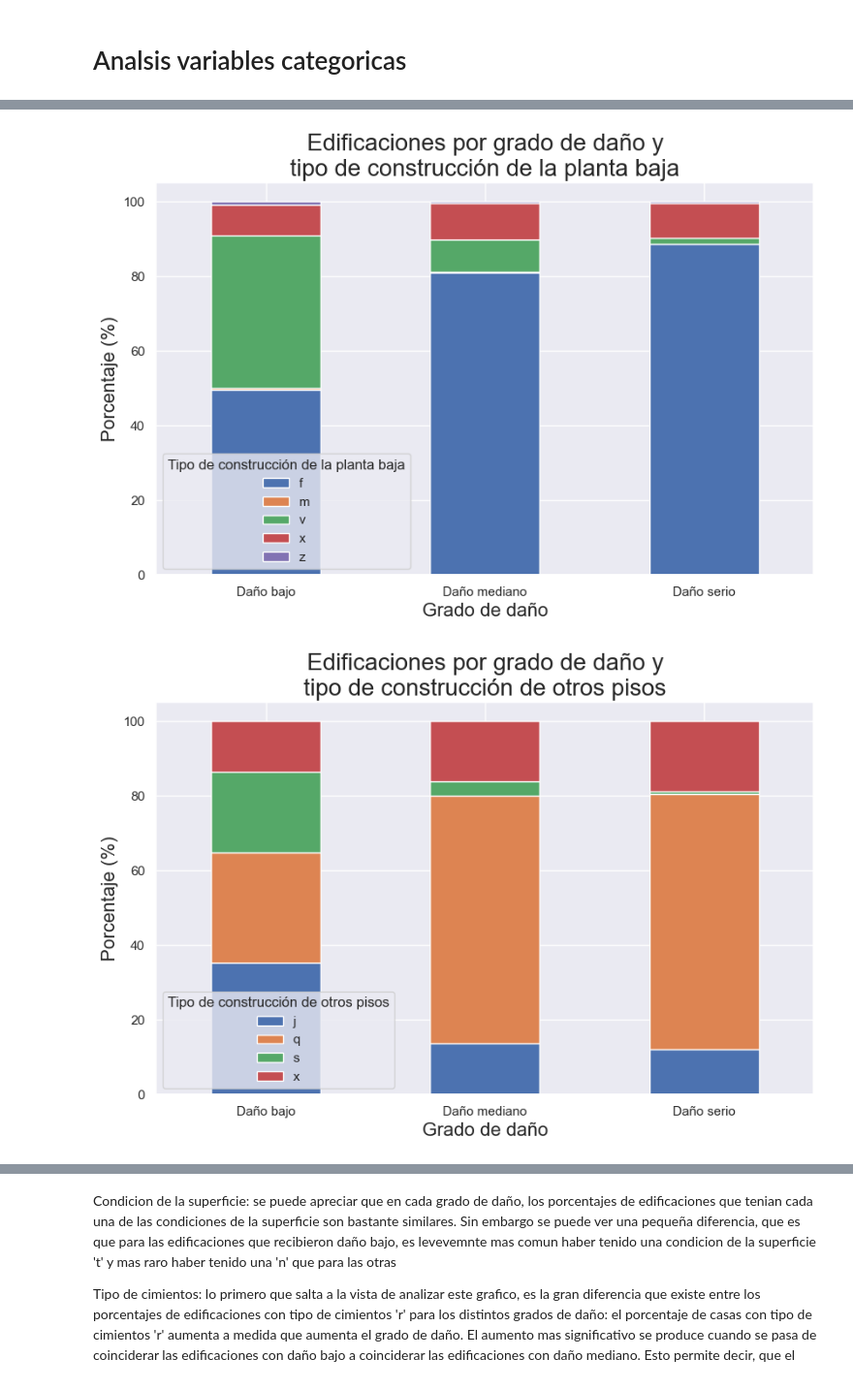
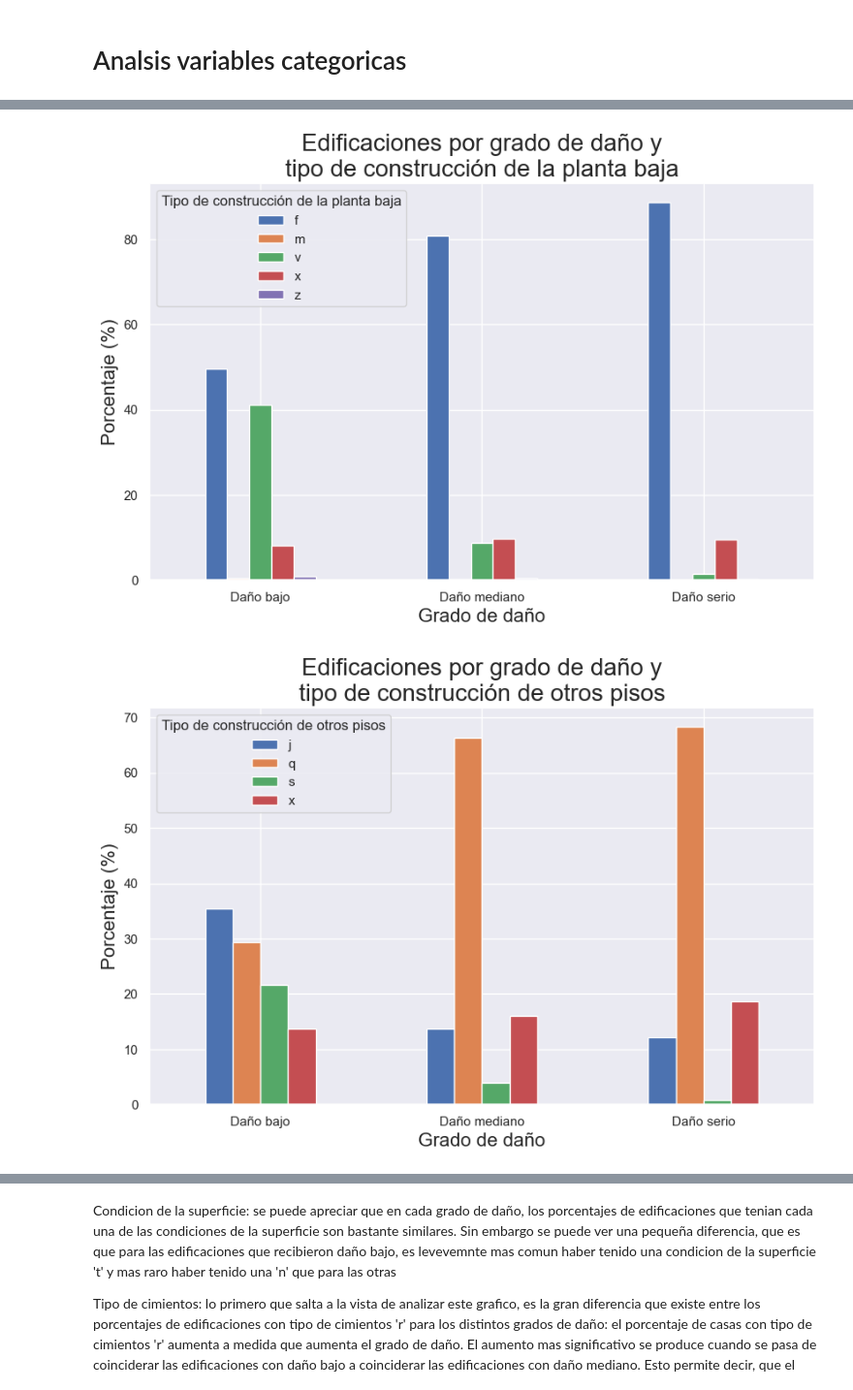
Before and after one commit to GuidoBergman/Datos---Tp1, a Jupyter notebook: Tp-Guido.ipynb, the cells around one changed output, grey strips where cells are left out. Shown at 97% size. Cells and saved outputs as stored; diff of their text form; code cells hidden in the pictures.

```diff
--- a/Tp-Guido.ipynb
+++ b/Tp-Guido.ipynb
@@ -215,7 +215,7 @@ def graficarPorcentajesDeCategoricos(serie, titulo):
     serie = serie.value_counts(normalize=True) * 100
     g = serie.unstack(1)\
     .rename(index={1:'Daño bajo', 2:'Daño mediano', 3: 'Daño serio'})\
-    .plot(kind='bar', stacked=True, rot=0, figsize=(10,6))
+    .plot(kind='bar', stacked=False, rot=0, figsize=(10,6))
 
     g.set_title('Edificaciones por grado de daño y\n' + titulo,
                fontsize=20)
@@ -235,6 +235,8 @@ graficarPorcentajesDeCategoricos(agrupados.roof_type,
                                   'tipo de techo')
 graficarPorcentajesDeCategoricos(agrupados.ground_floor_type,
             'tipo de construcción de la planta baja')
+
+
 graficarPorcentajesDeCategoricos(agrupados.other_floor_type,
             'tipo de construcción de otros pisos')
 graficarPorcentajesDeCategoricos(agrupados.position,
@@ -250,2 +252,2 @@ graficarPorcentajesDeCategoricos(agrupados.legal_ownership_status,
-[figure, old version]
+[figure, new version]
-[figure, old version]
+[figure, new version]
```
Also changed, not shown: parts of 13 cells of this notebook, 1 other file.
